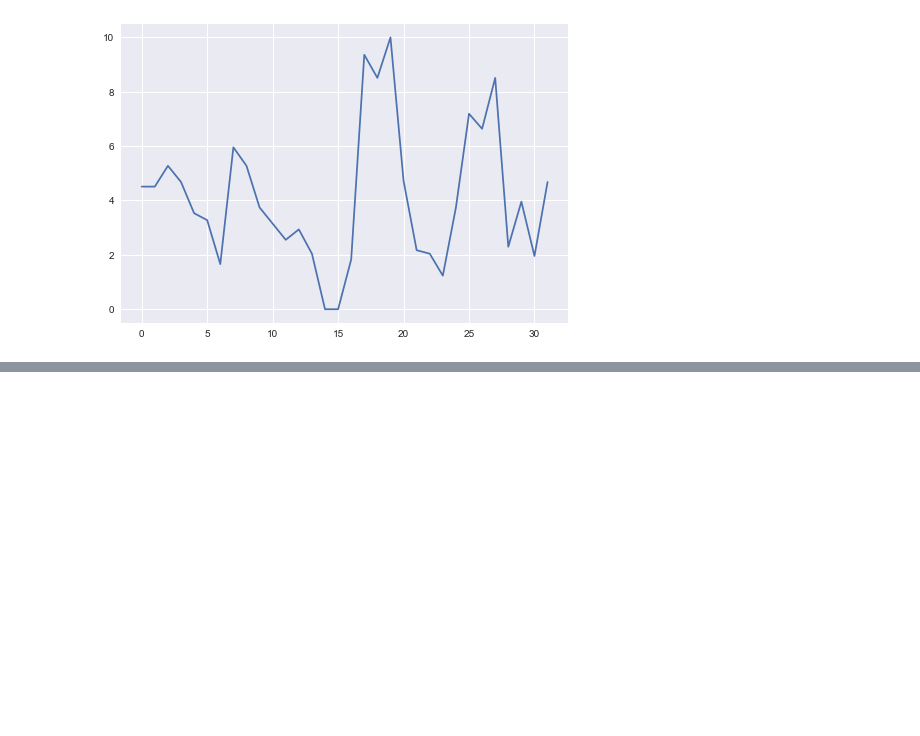
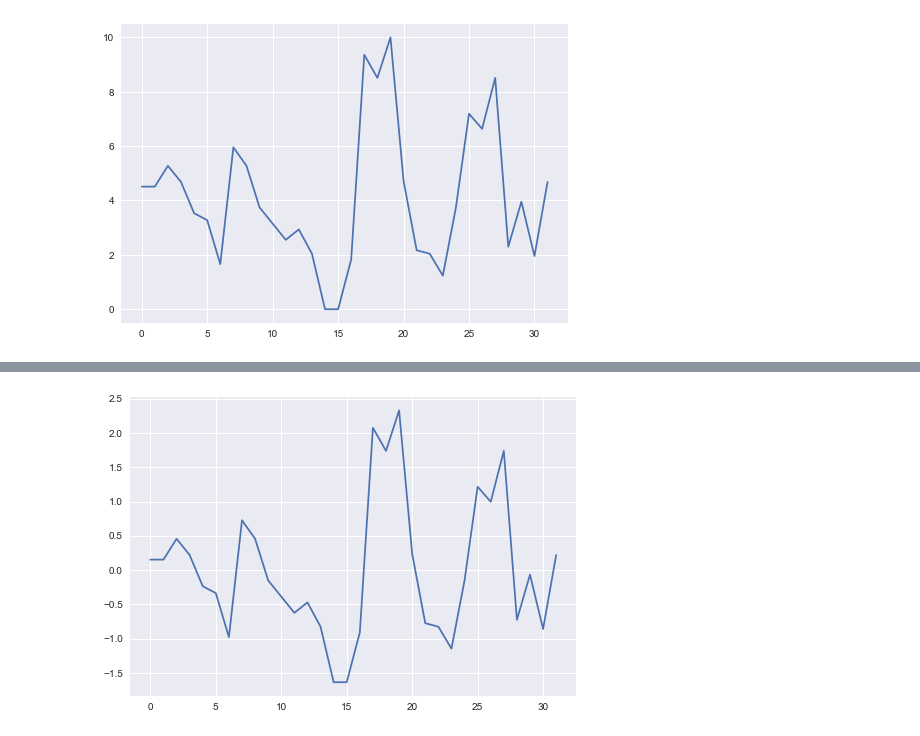
Before and after one commit to cskc97/DataSciencePython, a Jupyter notebook: Basic Math and Statistics/Transform Dataset Distributions.ipynb, the cells around one changed output, grey strips where cells are left out. Saved outputs shown, nothing was run; the diff lists cells and outputs as text; code cells hidden in the pictures; blank space fills up the shorter version.

```diff
--- a/Basic Math and Statistics/Transform Dataset Distributions.ipynb
+++ b/Basic Math and Statistics/Transform Dataset Distributions.ipynb
@@ -146,0 +153,5 @@ standardized_mpg = scale(mpg,axis=0,with_mean=False,with_std=False)
+# %%
+#when you do standardization without passing in with_mean and with_std, it will do standardization
+# it will center mean to 0 and variance to 1.
+standardized_mpg = scale(mpg,axis=0) #standardization
+standardized_mpg
@@ -146,0 +166,5 @@ standardized_mpg = scale(mpg,axis=0,with_mean=False,with_std=False)
+# %%
+plt.plot(standardized_mpg)
+plt.show()
+# %% [output]
+[figure, added]
```
Also changed, not shown: parts of 2 cells of this notebook.
